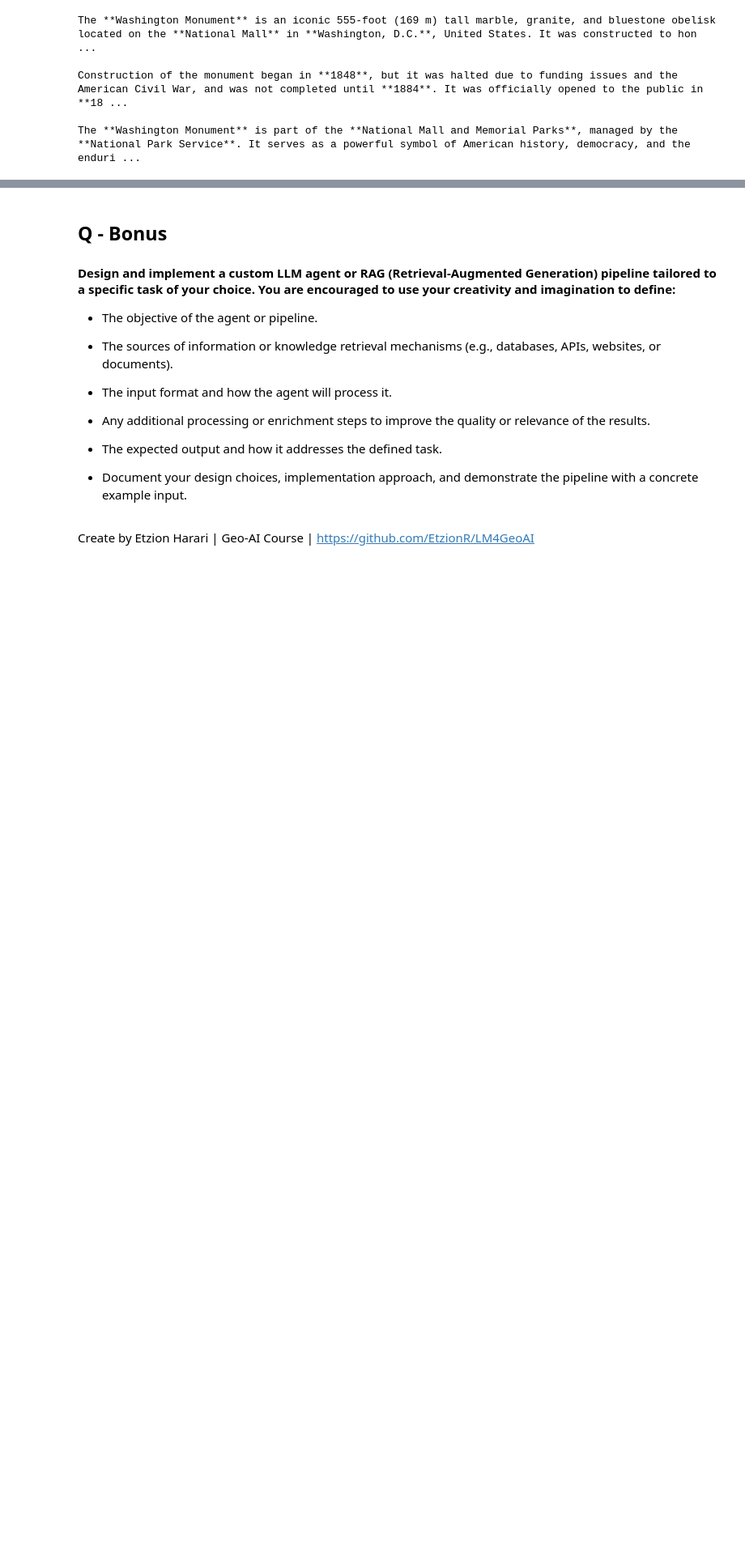
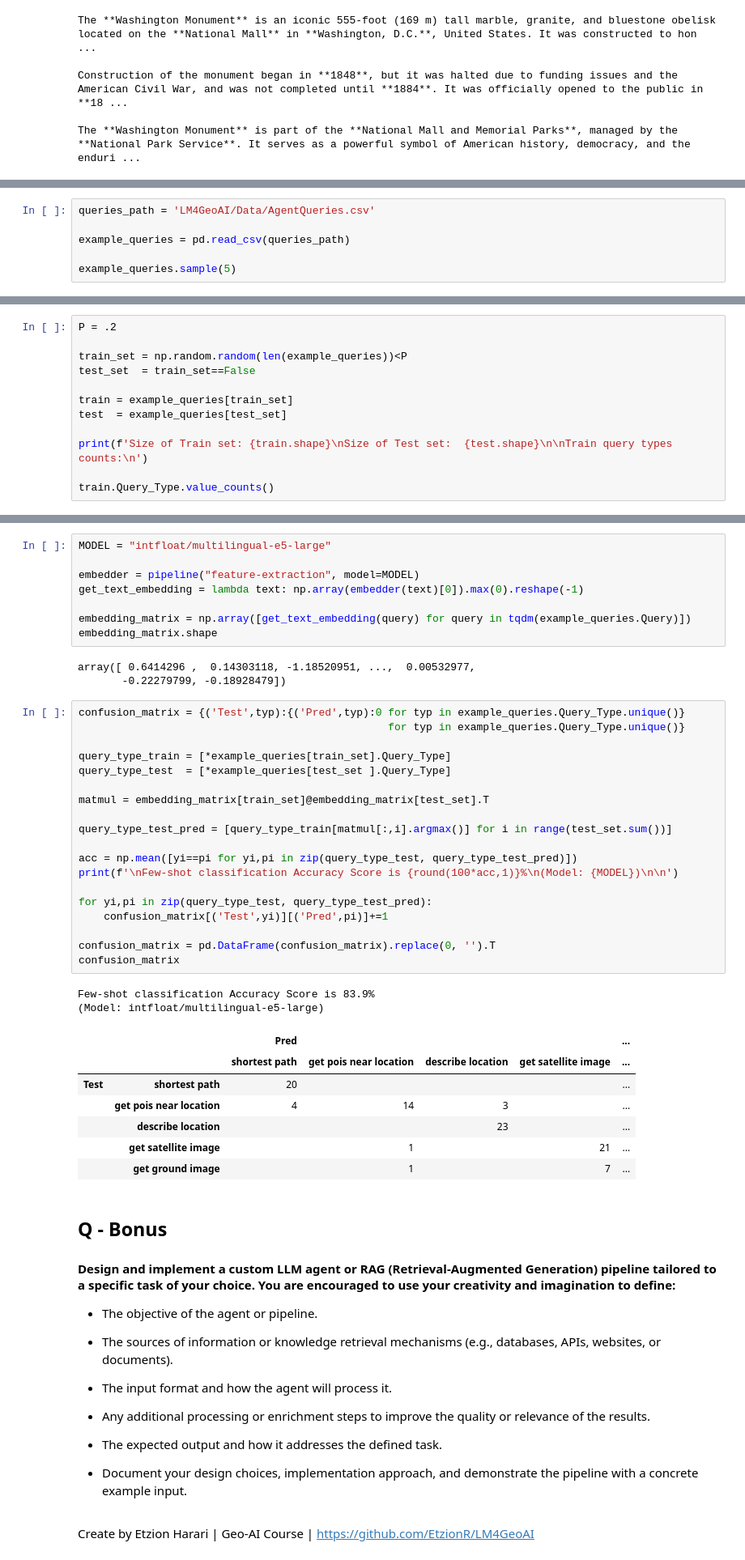
Before and after one commit to EtzionR/LM4GeoAI, a Jupyter notebook: Solutions/SOL_3_Geo_LLM_Agents.ipynb, the cells around one changed output, grey strips where cells are left out. Shown at 81% size. Cells and saved outputs as stored; diff of their text form; blank space fills up the shorter version.

```diff
--- a/Solutions/SOL_3_Geo_LLM_Agents.ipynb
+++ b/Solutions/SOL_3_Geo_LLM_Agents.ipynb
@@ -483,0 +515,6 @@ The **Washington Monument** is part of the **National Mall and Memorial Parks**,
+# %%
+queries_path = 'LM4GeoAI/Data/AgentQueries.csv'
+
+example_queries = pd.read_csv(queries_path)
+
+example_queries.sample(5)
@@ -483,0 +528,12 @@ The **Washington Monument** is part of the **National Mall and Memorial Parks**,
+# %%
+P = .2
+
+train_set = np.random.random(len(example_queries))<P
+test_set  = train_set==False
+
+train = example_queries[train_set]
+test  = example_queries[test_set]
+
+print(f'Size of Train set: {train.shape}\nSize of Test set:  {test.shape}\n\nTrain query types counts:\n')
+
+train.Query_Type.value_counts()
@@ -484,3 +553,43 @@ The **Washington Monument** is part of the **National Mall and Memorial Parks**,
+# %%
+MODEL = "intfloat/multilingual-e5-large"
+
+embedder = pipeline("feature-extraction", model=MODEL)
+get_text_embedding = lambda text: np.array(embedder(text)[0]).max(0).reshape(-1)
+
+embedding_matrix = np.array([get_text_embedding(query) for query in tqdm(example_queries.Query)])
+embedding_matrix.shape
+# %% [output]
+array([ 0.6414296 ,  0.14303118, -1.18520951, ...,  0.00532977,
+       -0.22279799, -0.18928479])
+# %%
+confusion_matrix = {('Test',typ):{('Pred',typ):0 for typ in example_queries.Query_Type.unique()}
+                                                 for typ in example_queries.Query_Type.unique()}
+
+query_type_train = [*example_queries[train_set].Query_Type]
+query_type_test  = [*example_queries[test_set ].Query_Type]
+
+matmul = embedding_matrix[train_set]@embedding_matrix[test_set].T
+
+query_type_test_pred = [query_type_train[matmul[:,i].argmax()] for i in range(test_set.sum())]
+
+acc = np.mean([yi==pi for yi,pi in zip(query_type_test, query_type_test_pred)])
+print(f'\nFew-shot classification Accuracy Score is {round(100*acc,1)}%\n(Model: {MODEL})\n\n')
+
+for yi,pi in zip(query_type_test, query_type_test_pred):
+    confusion_matrix[('Test',yi)][('Pred',pi)]+=1
+
+confusion_matrix = pd.DataFrame(confusion_matrix).replace(0, '').T
+confusion_matrix
+# %% [output]
+Few-shot classification Accuracy Score is 83.9%
+(Model: intfloat/multilingual-e5-large)
+|  |  | Pred |  |  |  | ... |
+|  |  | shortest path | get pois near location | describe location | get satellite image | ... |
+| Test | shortest path | 20 |  |  |  | ... |
+|  | get pois near location | 4 | 14 | 3 |  | ... |
+|  | describe location |  |  | 23 |  | ... |
+|  | get satellite image |  | 1 |  | 21 | ... |
+|  | get ground image |  | 1 |  | 7 | ... |
 # %% [markdown]
 ## Q - Bonus
 
```
Also changed, not shown: parts of 6 cells of this notebook.
